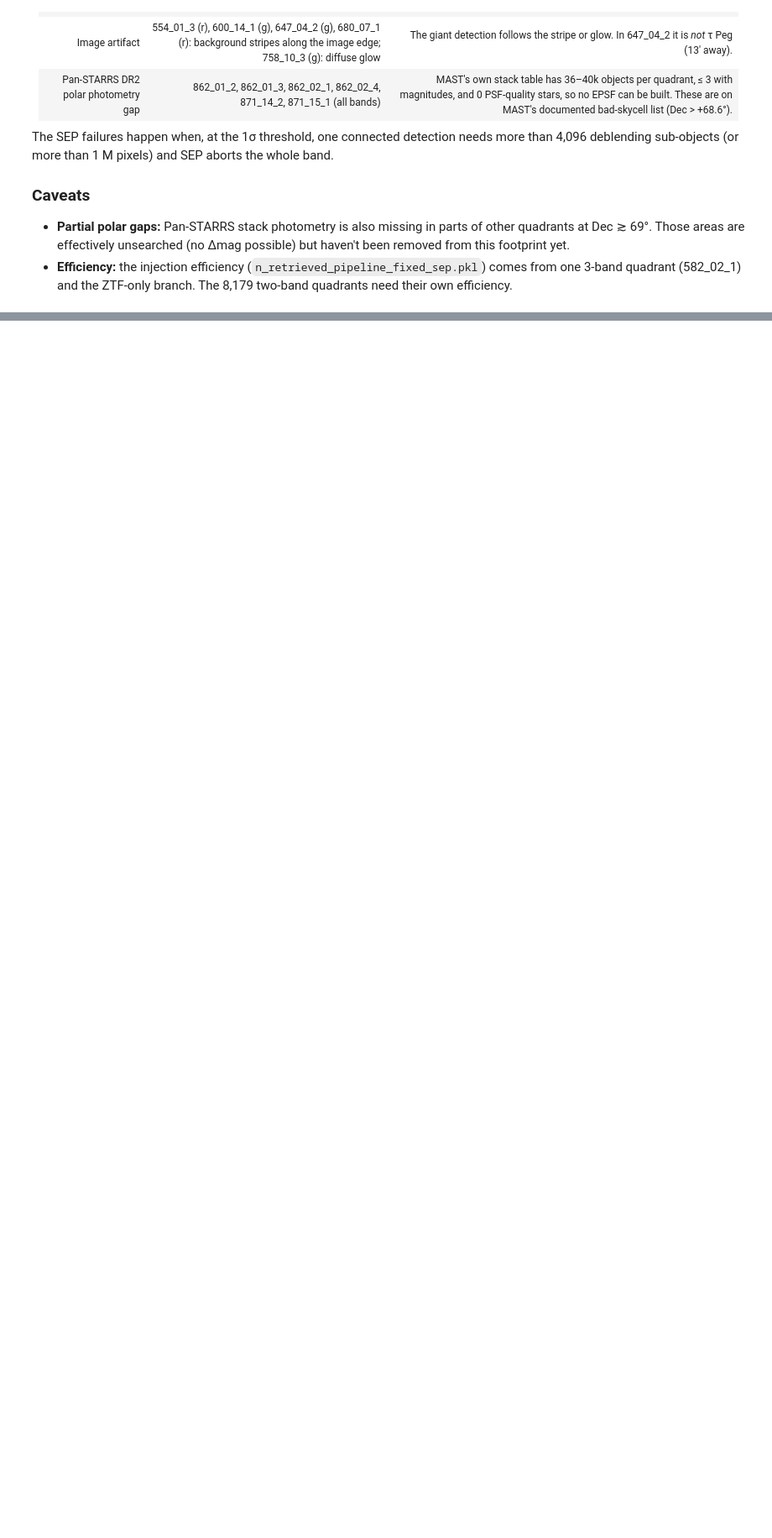
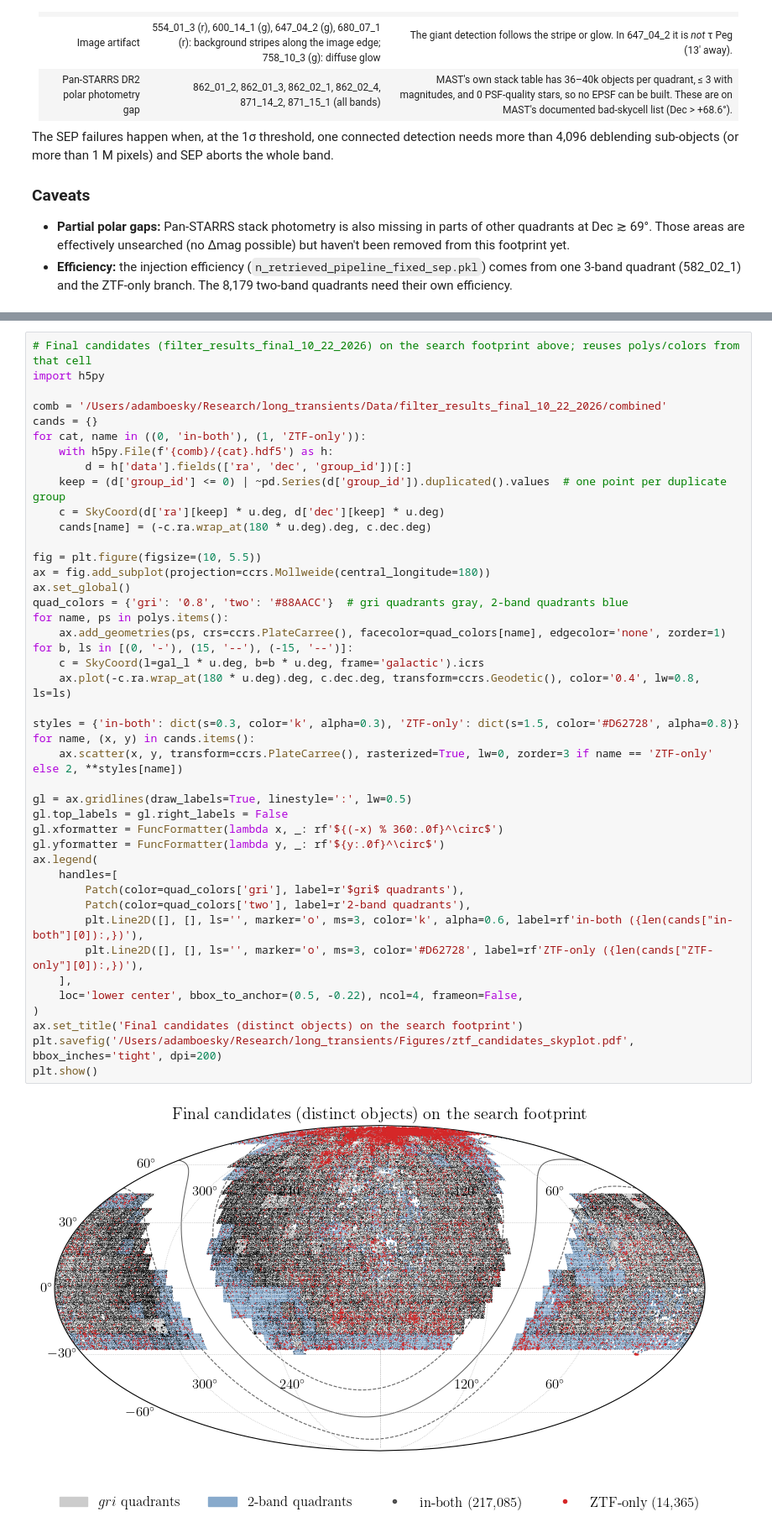
Before and after one commit to Adam-Boesky/long_transients, a Jupyter notebook: Notebooks/efficiency.ipynb, the cells around one changed output, grey strips where cells are left out. Shown at 84% size. Drawn from its saved outputs; the diff is of its cells as text; blank space fills up the shorter version.

Commit message:
Plot final candidates on the footprint and candidate density vs Dec
Co-Authored-By: Claude Opus 5.5 <noreply@anthropic.com>

```diff
--- a/Notebooks/efficiency.ipynb
+++ b/Notebooks/efficiency.ipynb
@@ -424,3 +424,48 @@ plt.show()
 per-quadrant area median 0.746, min 0.624, max 0.751 deg^2
 30,427 quadrants, 485 fields: 20,184 deg^2 merged (22,706 summed)
 [figure]
+# %%
+# Final candidates (filter_results_final_10_22_2026) on the search footprint above; reuses polys/colors from that cell
+import h5py
+
+comb = '/Users/adamboesky/Research/long_transients/Data/filter_results_final_10_22_2026/combined'
+cands = {}
+for cat, name in ((0, 'in-both'), (1, 'ZTF-only')):
+    with h5py.File(f'{comb}/{cat}.hdf5') as h:
+        d = h['data'].fields(['ra', 'dec', 'group_id'])[:]
+    keep = (d['group_id'] <= 0) | ~pd.Series(d['group_id']).duplicated().values  # one point per duplicate group
+    c = SkyCoord(d['ra'][keep] * u.deg, d['dec'][keep] * u.deg)
+    cands[name] = (-c.ra.wrap_at(180 * u.deg).deg, c.dec.deg)
+
+fig = plt.figure(figsize=(10, 5.5))
+ax = fig.add_subplot(projection=ccrs.Mollweide(central_longitude=180))
+ax.set_global()
+quad_colors = {'gri': '0.8', 'two': '#88AACC'}  # gri quadrants gray, 2-band quadrants blue
+for name, ps in polys.items():
+    ax.add_geometries(ps, crs=ccrs.PlateCarree(), facecolor=quad_colors[name], edgecolor='none', zorder=1)
+for b, ls in [(0, '-'), (15, '--'), (-15, '--')]:
+    c = SkyCoord(l=gal_l * u.deg, b=b * u.deg, frame='galactic').icrs
+    ax.plot(-c.ra.wrap_at(180 * u.deg).deg, c.dec.deg, transform=ccrs.Geodetic(), color='0.4', lw=0.8, ls=ls)
+
+styles = {'in-both': dict(s=0.3, color='k', alpha=0.3), 'ZTF-only': dict(s=1.5, color='#D62728', alpha=0.8)}
+for name, (x, y) in cands.items():
+    ax.scatter(x, y, transform=ccrs.PlateCarree(), rasterized=True, lw=0, zorder=3 if name == 'ZTF-only' else 2, **styles[name])
+
+gl = ax.gridlines(draw_labels=True, linestyle=':', lw=0.5)
+gl.top_labels = gl.right_labels = False
+gl.xformatter = FuncFormatter(lambda x, _: rf'${(-x) % 360:.0f}^\circ$')
+gl.yformatter = FuncFormatter(lambda y, _: rf'${y:.0f}^\circ$')
+ax.legend(
+    handles=[
+        Patch(color=quad_colors['gri'], label=r'$gri$ quadrants'),
+        Patch(color=quad_colors['two'], label=r'2-band quadrants'),
+        plt.Line2D([], [], ls='', marker='o', ms=3, color='k', alpha=0.6, label=rf'in-both ({len(cands["in-both"][0]):,})'),
+        plt.Line2D([], [], ls='', marker='o', ms=3, color='#D62728', label=rf'ZTF-only ({len(cands["ZTF-only"][0]):,})'),
+    ],
+    loc='lower center', bbox_to_anchor=(0.5, -0.22), ncol=4, frameon=False,
+)
+ax.set_title('Final candidates (distinct objects) on the search footprint')
+plt.savefig('/Users/adamboesky/Research/long_transients/Figures/ztf_candidates_skyplot.pdf', bbox_inches='tight', dpi=200)
+plt.show()
+# %% [output]
+[figure, added]
```
Also changed, not shown: parts of 1 cell of this notebook, 2 other files.
